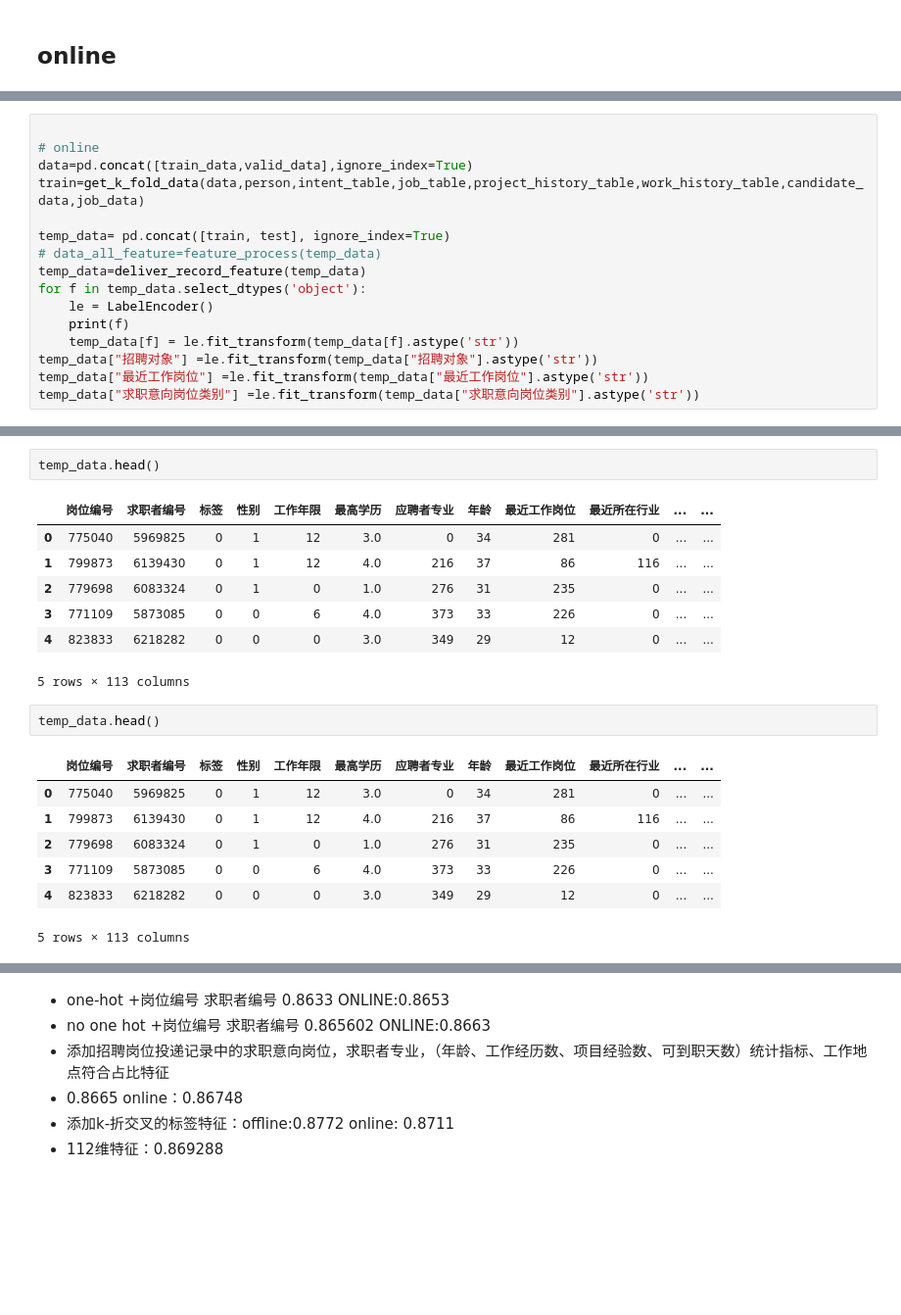
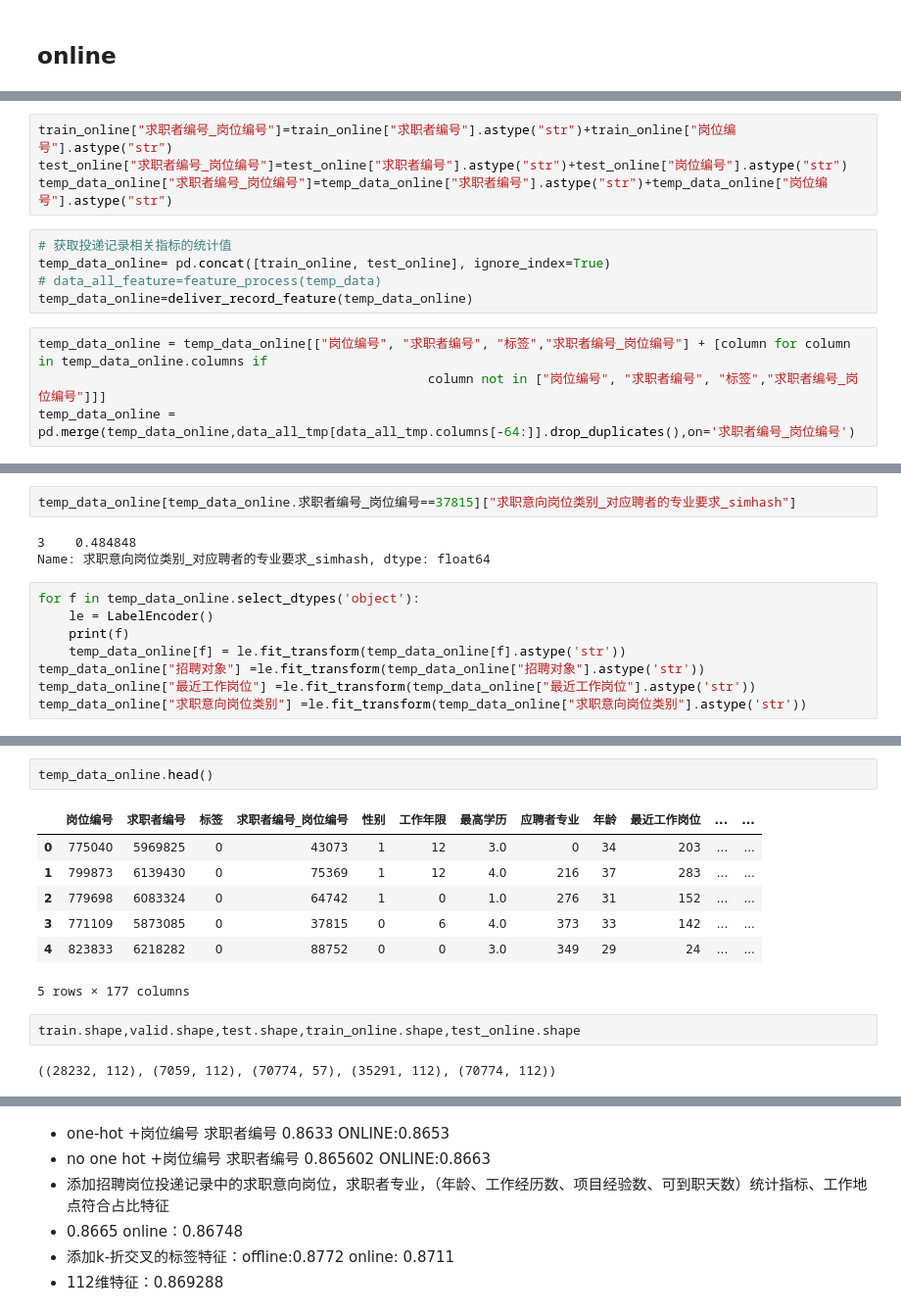
Before and after one commit to KATEhuang920909/human_co_match, a Jupyter notebook: human_co_match/jupyter/project_test.ipynb, the cells around one changed output, grey strips where cells are left out. Shown at 98% size. Cells and saved outputs as stored; diff of their text form; blank space fills up the shorter version.

```diff
--- a/human_co_match/jupyter/project_test.ipynb
+++ b/human_co_match/jupyter/project_test.ipynb
@@ -381,0 +527,13 @@ train_data.head()
+# %%
+train_online["求职者编号_岗位编号"]=train_online["求职者编号"].astype("str")+train_online["岗位编号"].astype("str")
+test_online["求职者编号_岗位编号"]=test_online["求职者编号"].astype("str")+test_online["岗位编号"].astype("str")
+temp_data_online["求职者编号_岗位编号"]=temp_data_online["求职者编号"].astype("str")+temp_data_online["岗位编号"].astype("str")
+# %%
+# 获取投递记录相关指标的统计值
+temp_data_online= pd.concat([train_online, test_online], ignore_index=True)
+# data_all_feature=feature_process(temp_data)
+temp_data_online=deliver_record_feature(temp_data_online)
+# %%
+temp_data_online = temp_data_online[["岗位编号", "求职者编号", "标签","求职者编号_岗位编号"] + [column for column in temp_data_online.columns if
+                                                   column not in ["岗位编号", "求职者编号", "标签","求职者编号_岗位编号"]]]
+temp_data_online = pd.merge(temp_data_online,data_all_tmp[data_all_tmp.columns[-64:]].drop_duplicates(),on='求职者编号_岗位编号')
@@ -382,19 +550,16 @@ train_data.head()
+# %%
+temp_data_online[temp_data_online.求职者编号_岗位编号==37815]["求职意向岗位类别_对应聘者的专业要求_simhash"]
+# %% [output]
+3    0.484848
+Name: 求职意向岗位类别_对应聘者的专业要求_simhash, dtype: float64
 # %%
-
-# online
-data=pd.concat([train_data,valid_data],ignore_index=True)
-train=get_k_fold_data(data,person,intent_table,job_table,project_history_table,work_history_table,candidate_data,job_data)
-
-temp_data= pd.concat([train, test], ignore_index=True)
-# data_all_feature=feature_process(temp_data)
-temp_data=deliver_record_feature(temp_data)
-for f in temp_data.select_dtypes('object'):
+for f in temp_data_online.select_dtypes('object'):
     le = LabelEncoder()
     print(f)
-    temp_data[f] = le.fit_transform(temp_data[f].astype('str'))
-temp_data["招聘对象"] =le.fit_transform(temp_data["招聘对象"].astype('str'))
-temp_data["最近工作岗位"] =le.fit_transform(temp_data["最近工作岗位"].astype('str'))
-temp_data["求职意向岗位类别"] =le.fit_transform(temp_data["求职意向岗位类别"].astype('str'))
+    temp_data_online[f] = le.fit_transform(temp_data_online[f].astype('str'))
+temp_data_online["招聘对象"] =le.fit_transform(temp_data_online["招聘对象"].astype('str'))
+temp_data_online["最近工作岗位"] =le.fit_transform(temp_data_online["最近工作岗位"].astype('str'))
+temp_data_online["求职意向岗位类别"] =le.fit_transform(temp_data_online["求职意向岗位类别"].astype('str'))
 # %% [output]
 应聘者专业
 最近工作岗位
@@ -415,22 +580,16 @@ temp_data["求职意向岗位类别"] =le.fit_transform(temp_data["求职意向
 粤语语言能力
 日语语言能力
 # %%
-temp_data.head()
+temp_data_online.head()
 # %% [output]
-|  | 岗位编号 | 求职者编号 | 标签 | 性别 | 工作年限 | 最高学历 | 应聘者专业 | 年龄 | 最近工作岗位 | 最近所在行业 | ... | ... |
-| 0 | 775040 | 5969825 | 0 | 1 | 12 | 3.0 | 0 | 34 | 281 | 0 | ... | ... |
-| 1 | 799873 | 6139430 | 0 | 1 | 12 | 4.0 | 216 | 37 | 86 | 116 | ... | ... |
-| 2 | 779698 | 6083324 | 0 | 1 | 0 | 1.0 | 276 | 31 | 235 | 0 | ... | ... |
-| 3 | 771109 | 5873085 | 0 | 0 | 6 | 4.0 | 373 | 33 | 226 | 0 | ... | ... |
-| 4 | 823833 | 6218282 | 0 | 0 | 0 | 3.0 | 349 | 29 | 12 | 0 | ... | ... |
+|  | 岗位编号 | 求职者编号 | 标签 | 求职者编号_岗位编号 | 性别 | 工作年限 | 最高学历 | 应聘者专业 | 年龄 | 最近工作岗位 | ... | ... |
+| 0 | 775040 | 5969825 | 0 | 43073 | 1 | 12 | 3.0 | 0 | 34 | 203 | ... | ... |
+| 1 | 799873 | 6139430 | 0 | 75369 | 1 | 12 | 4.0 | 216 | 37 | 283 | ... | ... |
+| 2 | 779698 | 6083324 | 0 | 64742 | 1 | 0 | 1.0 | 276 | 31 | 152 | ... | ... |
+| 3 | 771109 | 5873085 | 0 | 37815 | 0 | 6 | 4.0 | 373 | 33 | 142 | ... | ... |
+| 4 | 823833 | 6218282 | 0 | 88752 | 0 | 0 | 3.0 | 349 | 29 | 24 | ... | ... |
-5 rows × 113 columns
+5 rows × 177 columns
-# %%
-temp_data.head()
-# %% [output]
-|  | 岗位编号 | 求职者编号 | 标签 | 性别 | 工作年限 | 最高学历 | 应聘者专业 | 年龄 | 最近工作岗位 | 最近所在行业 | ... | ... |
-| 0 | 775040 | 5969825 | 0 | 1 | 12 | 3.0 | 0 | 34 | 281 | 0 | ... | ... |
-| 1 | 799873 | 6139430 | 0 | 1 | 12 | 4.0 | 216 | 37 | 86 | 116 | ... | ... |
-| 2 | 779698 | 6083324 | 0 | 1 | 0 | 1.0 | 276 | 31 | 235 | 0 | ... | ... |
-| 3 | 771109 | 5873085 | 0 | 0 | 6 | 4.0 | 373 | 33 | 226 | 0 | ... | ... |
-| 4 | 823833 | 6218282 | 0 | 0 | 0 | 3.0 | 349 | 29 | 12 | 0 | ... | ... |
-5 rows × 113 columns
+# %%
+train.shape,valid.shape,test.shape,train_online.shape,test_online.shape
+# %% [output]
+((28232, 112), (7059, 112), (70774, 57), (35291, 112), (70774, 112))
```
Also changed, not shown: parts of 69 cells of this notebook.
